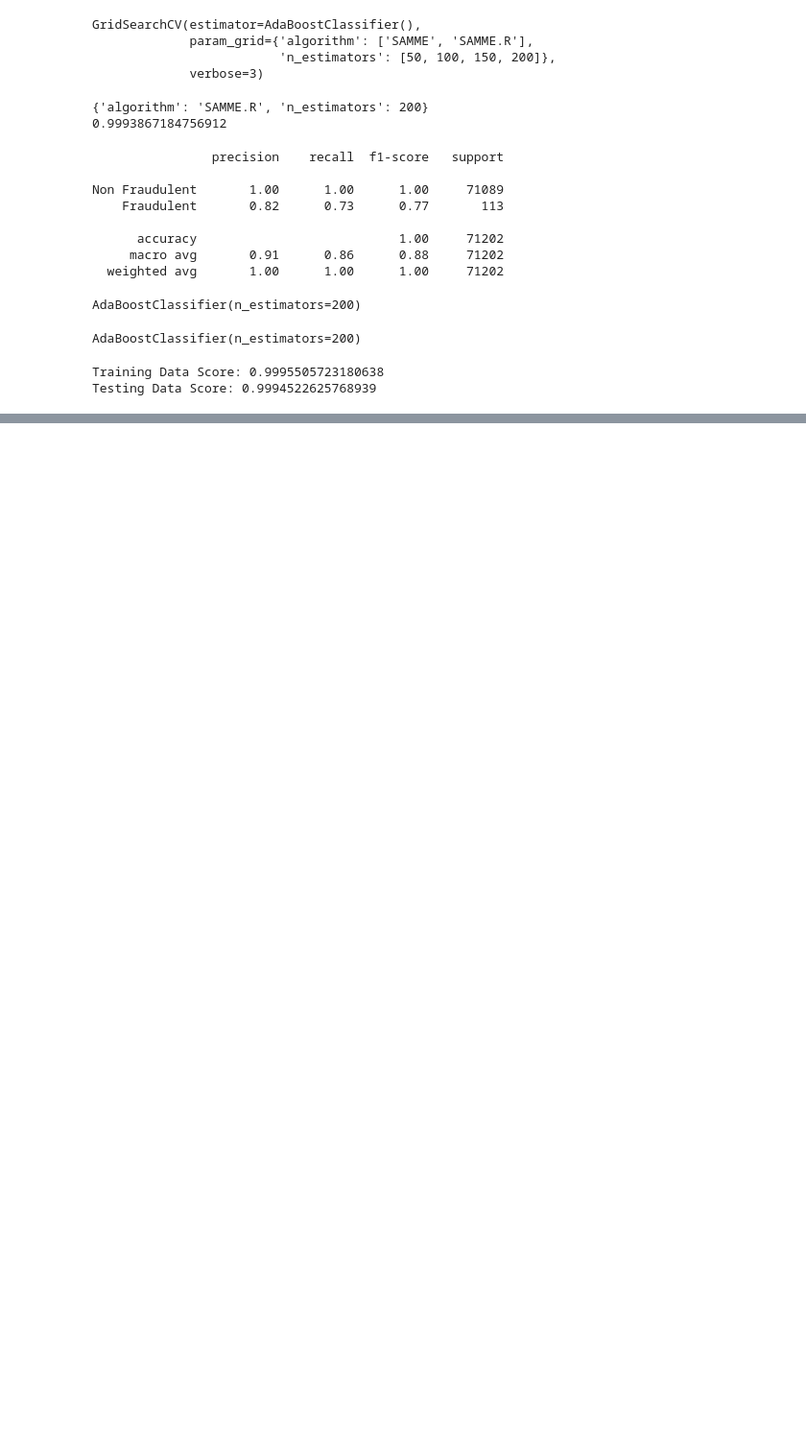
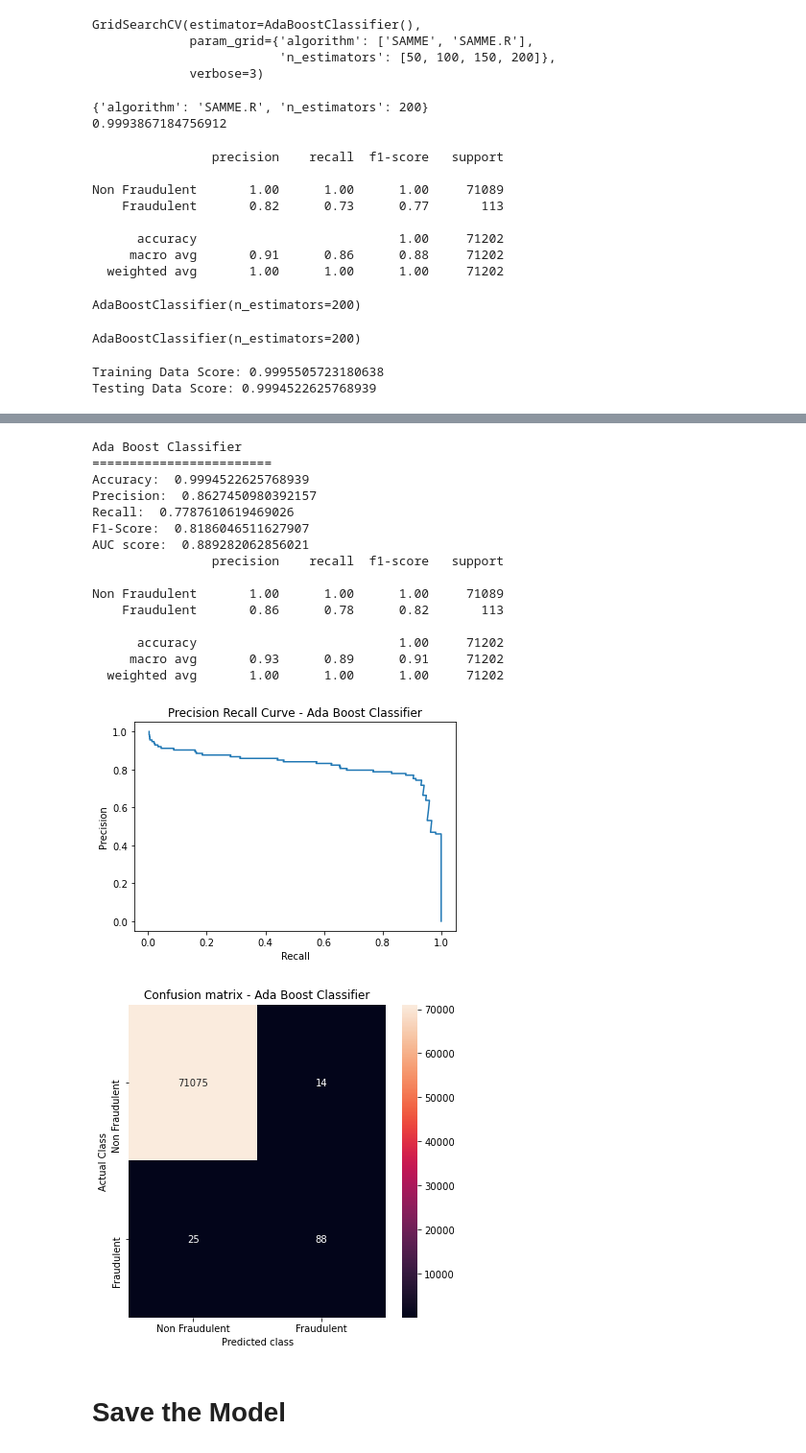
Before and after one commit to cdalsania/Credit_Card_Fraud_Detection, a Jupyter notebook: ml_models/AdaBoost.ipynb, the cells around one changed output, grey strips where cells are left out. Shown: that part at 96% size. Drawn from its saved outputs; the diff is of its cells as text; code cells hidden in the pictures; blank space fills up the shorter version.

Commit message:
save ada boost model

```diff
--- a/ml_models/AdaBoost.ipynb
+++ b/ml_models/AdaBoost.ipynb
@@ -598,0 +611,45 @@ top_hypertunedAdaBoostPredictProba = top_hypertunedAdaBoostModel.predict_proba(t
+# %%
+print("Ada Boost Classifier")
+print("========================")
+print("Accuracy: ",accuracy_score(top_y_test.flatten(), top_hypertunedAdaBoostModelPredictions))
+print("Precision: ",precision_score(top_y_test.flatten(), top_hypertunedAdaBoostModelPredictions))
+print("Recall: ",recall_score(top_y_test.flatten(), top_hypertunedAdaBoostModelPredictions))
+print("F1-Score: ",f1_score(top_y_test.flatten(), top_hypertunedAdaBoostModelPredictions))
+print("AUC score: ",roc_auc_score(top_y_test.flatten(), top_hypertunedAdaBoostModelPredictions))
+print(classification_report(top_y_test.flatten(),top_hypertunedAdaBoostModelPredictions,
+                            target_names=["Non Fraudulent", "Fraudulent"]))
+
+p, r, t = precision_recall_curve(top_y_test.flatten(), top_hypertunedAdaBoostPredictProba)
+plt.plot(p, r)
+plt.xlabel('Recall')
+plt.ylabel('Precision')
+plt.title('Precision Recall Curve - Ada Boost Classifier')
+
+top_14confusionMatrix = confusion_matrix(top_y_test.flatten(), top_hypertunedAdaBoostModelPredictions)
+plt.figure(figsize =(6, 6))
+sns.heatmap(top_14confusionMatrix, xticklabels = ['Non Fraudulent', 'Fraudulent'],
+            yticklabels = ['Non Fraudulent', 'Fraudulent'], annot = True, fmt ="d");
+plt.title("Confusion matrix - Ada Boost Classifier")
+plt.ylabel('Actual Class')
+plt.xlabel('Predicted class')
+plt.show()
+# %% [output]
+Ada Boost Classifier
+========================
+Accuracy:  0.9994522625768939
+Precision:  0.8627450980392157
+Recall:  0.7787610619469026
+F1-Score:  0.8186046511627907
+AUC score:  0.889282062856021
+                precision    recall  f1-score   support
+
+Non Fraudulent       1.00      1.00      1.00     71089
+    Fraudulent       0.86      0.78      0.82       113
+
+      accuracy                           1.00     71202
+     macro avg       0.93      0.89      0.91     71202
+  weighted avg       1.00      1.00      1.00     71202
+[figure, added]
+[figure, added]
+# %% [markdown]
+# Save the Model
```
Also changed, not shown: parts of 2 cells of this notebook, 1 other file.
